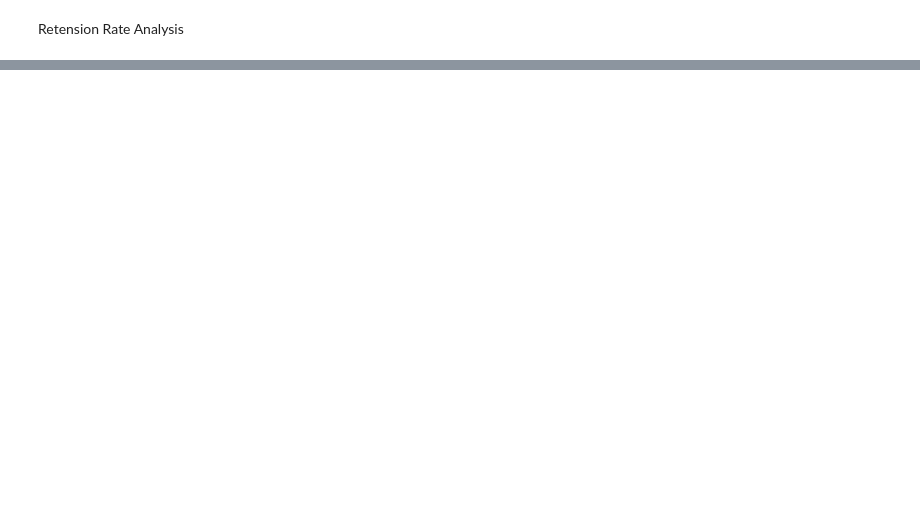
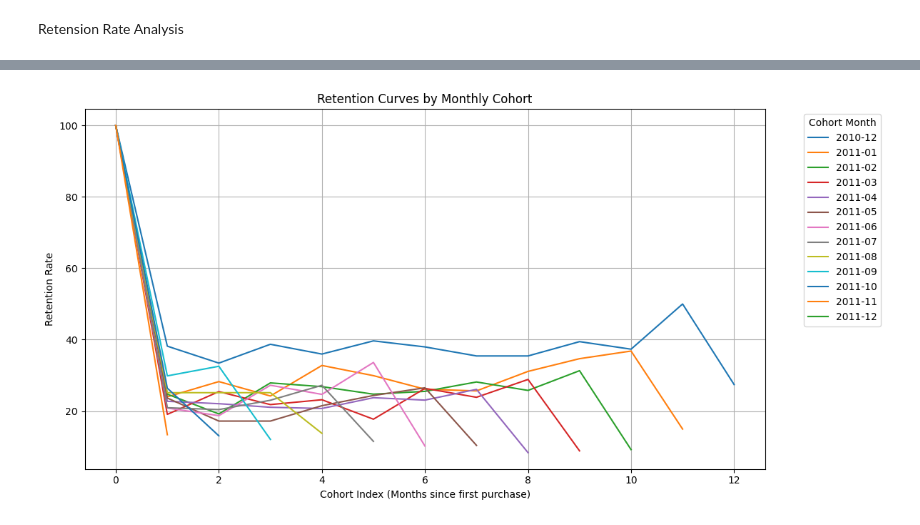
Before and after one commit to deCrystals/cohort_analysis, a Jupyter notebook: cohort.ipynb, the cells around one changed output, grey strips where cells are left out. Saved outputs shown, nothing was run; the diff lists cells and outputs as text; code cells hidden in the pictures; blank space fills up the shorter version.

Commit message:
cohort anaysis

```diff
--- a/cohort.ipynb
+++ b/cohort.ipynb
@@ -463,0 +505,6 @@ first_purchase
+# %%
+# identify first purchase for each customer
+data['Order_Month'] = df['InvoiceDate'].dt.to_period('M')
+data['cohort_month'] = data.groupby('CustomerID')['InvoiceDate'].transform('min').dt.to_period('M')
+data['Cohort_index'] =(data['Order_Month'] - data['cohort_month']).apply(lambda x:(x.n))
+data
@@ -463,0 +525,3 @@ first_purchase
+# %%
+cohort_table = data.groupby(['cohort_month', 'Cohort_index'])['CustomerID'].nunique().unstack()
+cohort_table
@@ -463,0 +544,5 @@ first_purchase
+# %%
+#Calculating retention rate
+cohort_size = cohort_table[0]
+retention_matrix =cohort_table.divide(cohort_size, axis=0) * 100
+retention_matrix
@@ -463,0 +574,15 @@ first_purchase
+# %%
+plt.figure(figsize=(12, 6))
+
+for cohort in retention_matrix.index:
+    plt.plot(retention_matrix.columns, retention_matrix.loc[cohort], label=cohort.strftime('%Y-%m'))
+
+plt.title('Retention Curves by Monthly Cohort')
+plt.xlabel('Cohort Index (Months since first purchase)')
+plt.ylabel('Retention Rate')
+plt.legend(title='Cohort Month', bbox_to_anchor=(1.05, 1), loc='upper left')
+plt.grid(True)
+plt.tight_layout()
+plt.show()
+# %% [output]
+[figure, added]
```
Also changed, not shown: parts of 21 cells of this notebook.
